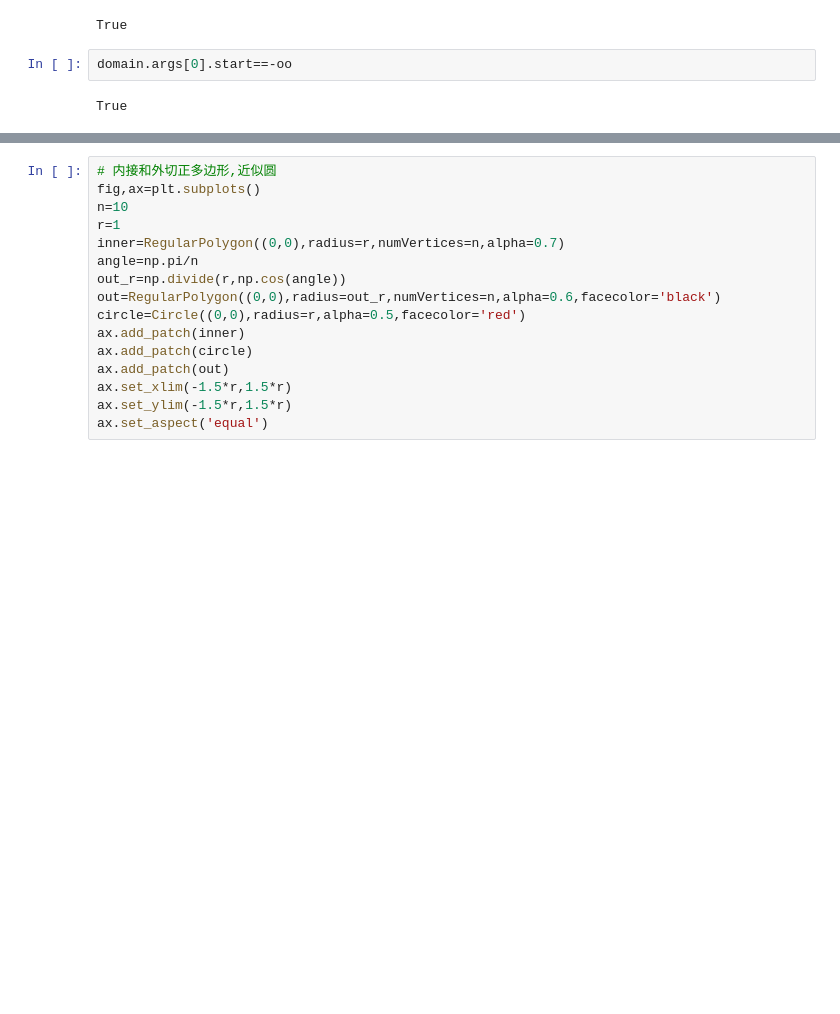
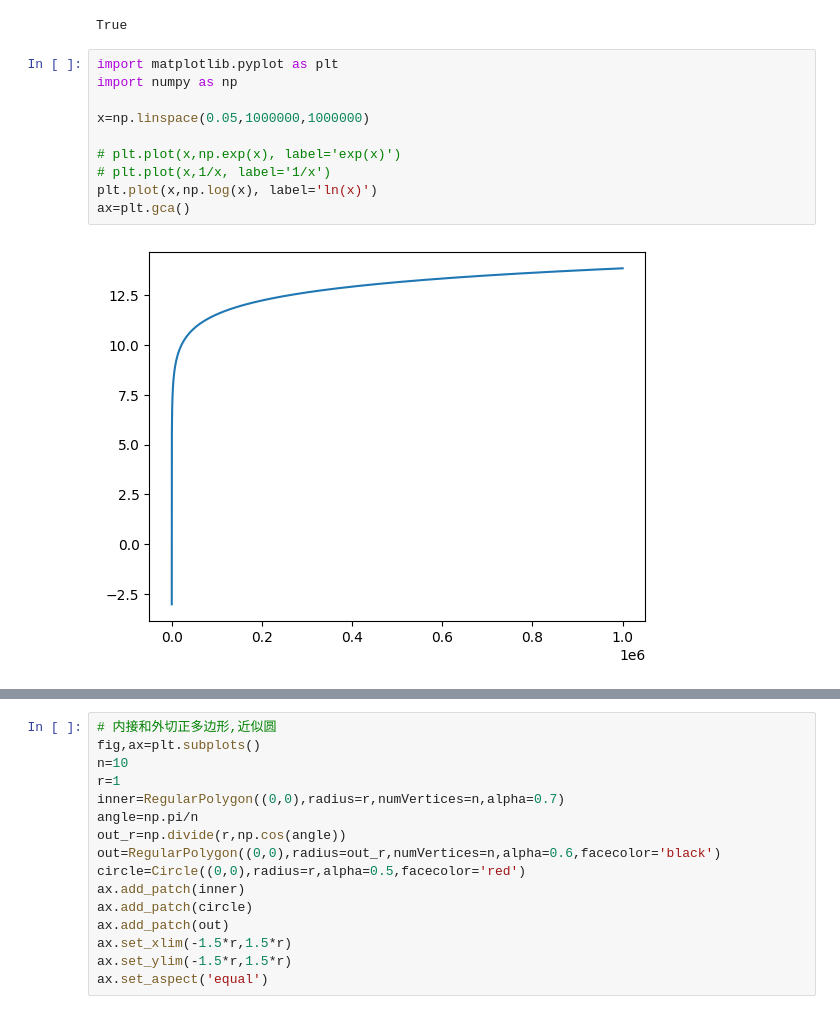
Before and after one commit to Harden-code/my, a Jupyter notebook: quicker/limit_diff_inte.ipynb, the cells around one changed output, grey strips where cells are left out. Saved outputs shown, nothing was run; the diff lists cells and outputs as text; blank space fills up the shorter version.

```diff
--- a/quicker/limit_diff_inte.ipynb
+++ b/quicker/limit_diff_inte.ipynb
@@ -62,6 +63,14 @@ Interval(1,1).is_FiniteSet
 # %% [output]
 True
 # %%
-domain.args[0].start==-oo
+import matplotlib.pyplot as plt
+import numpy as np
+
+x=np.linspace(0.05,1000000,1000000)
+
+# plt.plot(x,np.exp(x), label='exp(x)')
+# plt.plot(x,1/x, label='1/x')
+plt.plot(x,np.log(x), label='ln(x)')
+ax=plt.gca()
 # %% [output]
-True
+[figure, added]
```
Also changed, not shown: parts of 4 cells of this notebook, 1 other file.
